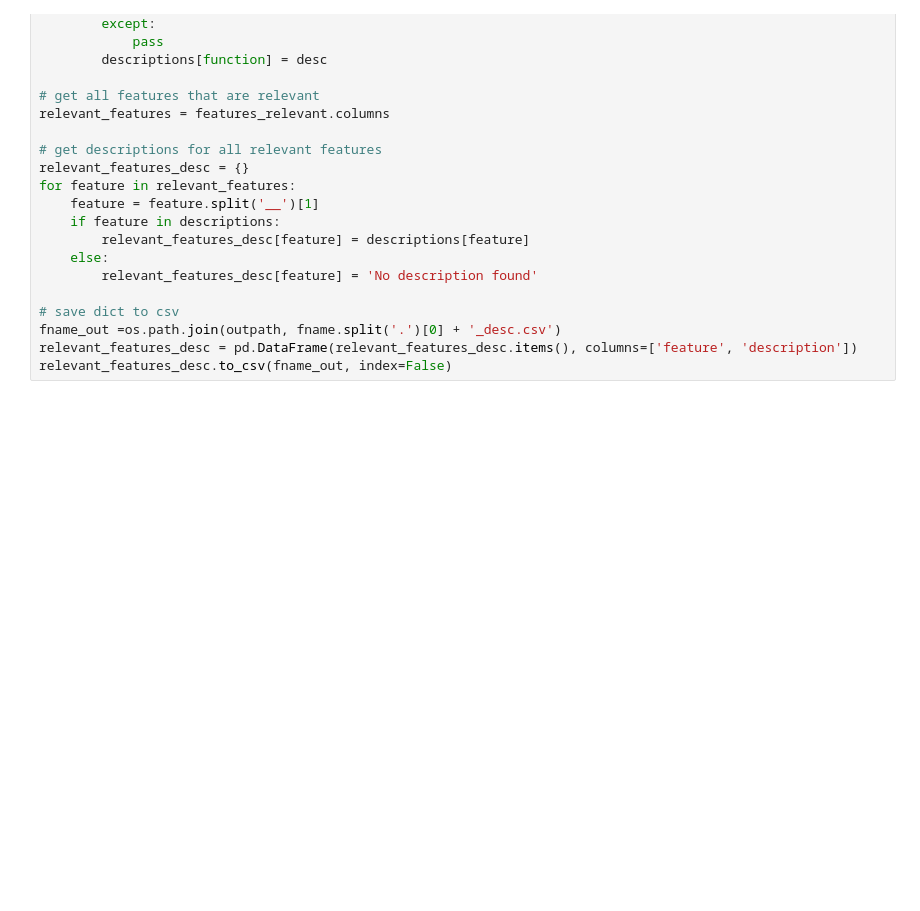
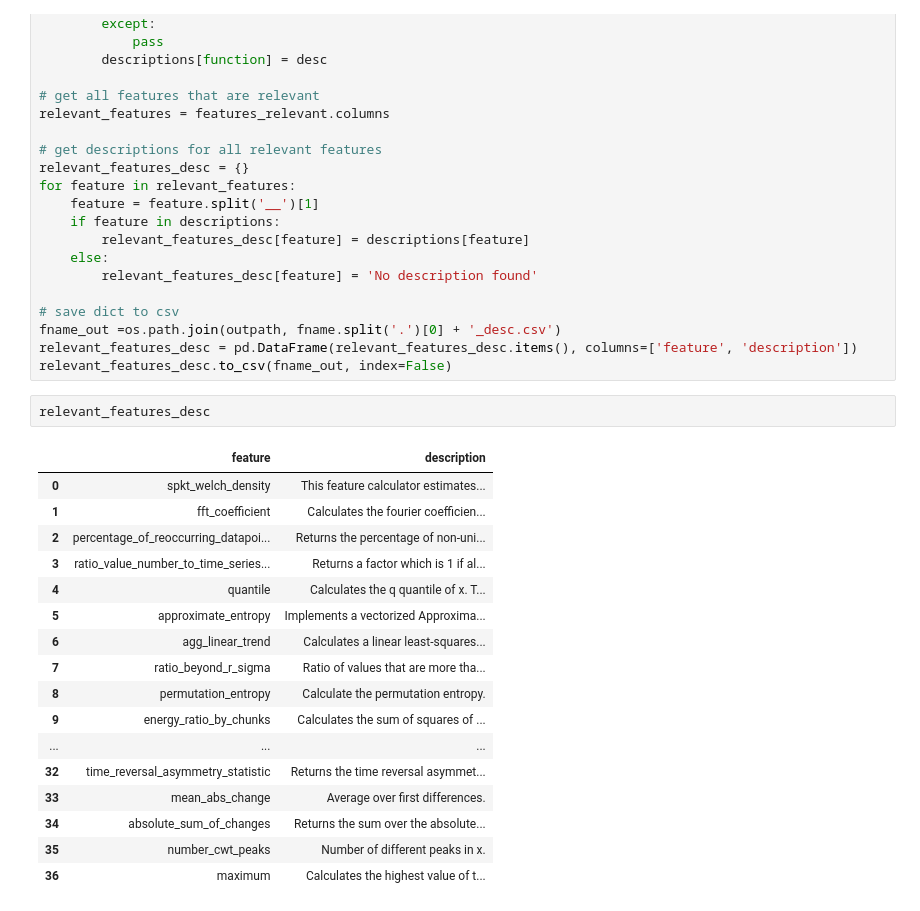
Before and after one commit to Sydney-Informatics-Hub/PIPE-4779-Intracardiac-Electrograms, a Jupyter notebook: notebooks/feature_extraction.ipynb, the cells around one changed output. Drawn from its saved outputs; the diff is of its cells as text; blank space fills up the shorter version.

```diff
--- a/notebooks/feature_extraction.ipynb
+++ b/notebooks/feature_extraction.ipynb
@@ -145,3 +169,23 @@ for feature in relevant_features:
 fname_out =os.path.join(outpath, fname.split('.')[0] + '_desc.csv')
 relevant_features_desc = pd.DataFrame(relevant_features_desc.items(), columns=['feature', 'description'])
 relevant_features_desc.to_csv(fname_out, index=False)
+# %%
+relevant_features_desc
+# %% [output]
+|  | feature | description |
+| 0 | spkt_welch_density | This feature calculator estimates... |
+| 1 | fft_coefficient | Calculates the fourier coefficien... |
+| 2 | percentage_of_reoccurring_datapoi... | Returns the percentage of non-uni... |
+| 3 | ratio_value_number_to_time_series... | Returns a factor which is 1 if al... |
+| 4 | quantile | Calculates the q quantile of x. T... |
+| 5 | approximate_entropy | Implements a vectorized Approxima... |
+| 6 | agg_linear_trend | Calculates a linear least-squares... |
+| 7 | ratio_beyond_r_sigma | Ratio of values that are more tha... |
+| 8 | permutation_entropy | Calculate the permutation entropy. |
+| 9 | energy_ratio_by_chunks | Calculates the sum of squares of ... |
+| ... | ... | ... |
+| 32 | time_reversal_asymmetry_statistic | Returns the time reversal asymmet... |
+| 33 | mean_abs_change | Average over first differences. |
+| 34 | absolute_sum_of_changes | Returns the sum over the absolute... |
+| 35 | number_cwt_peaks | Number of different peaks in x. |
+| 36 | maximum | Calculates the highest value of t... |
```
Also changed, not shown: parts of 3 cells of this notebook.
